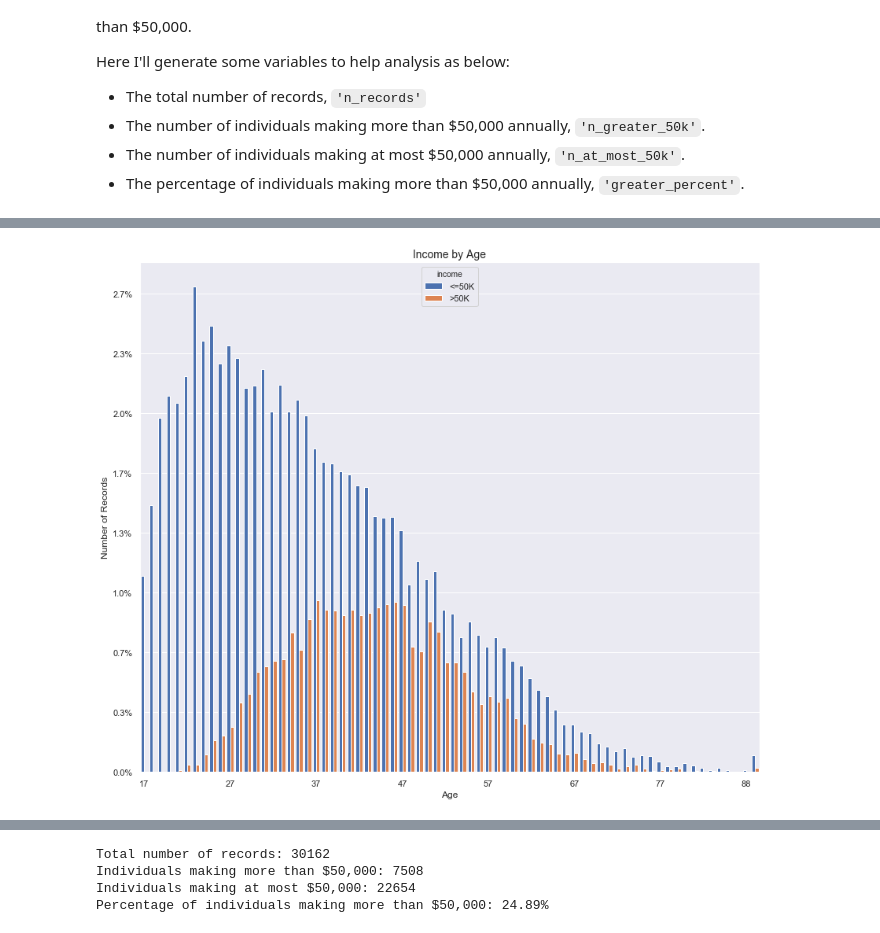
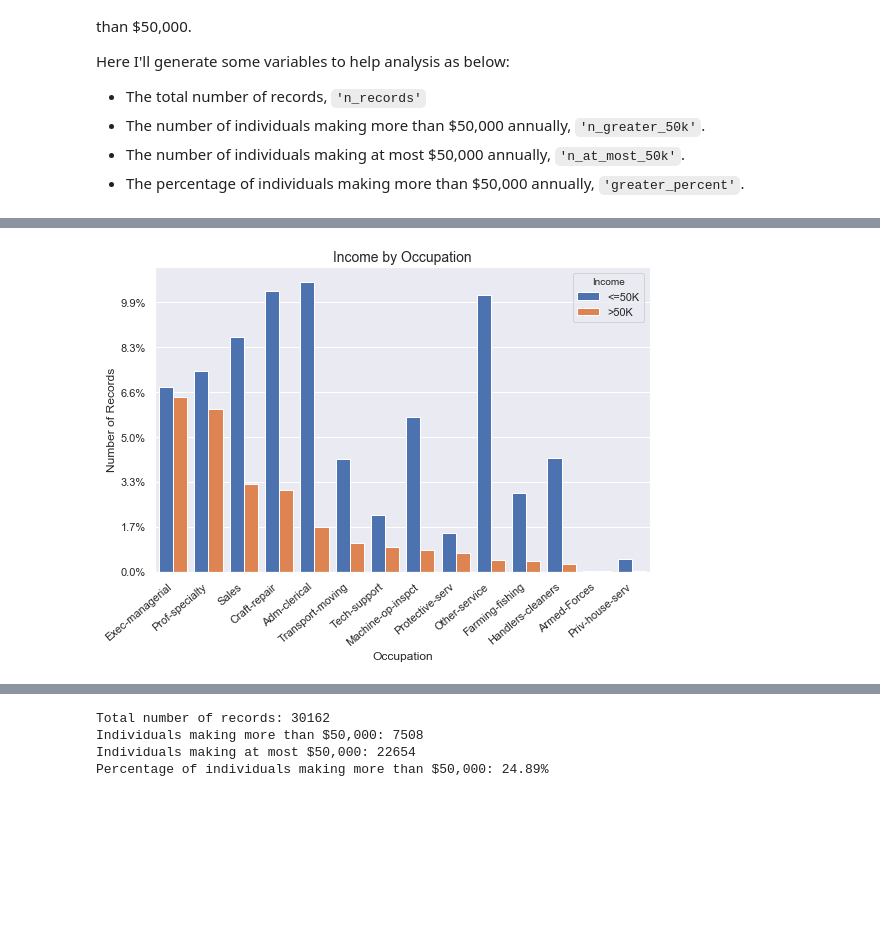
Before and after one commit to JcFreya/Adult-Census-Income, a Jupyter notebook: AF Data Science Project.ipynb, the cells around one changed output, grey strips where cells are left out. Cells and saved outputs as stored; diff of their text form; code cells hidden in the pictures; blank space fills up the shorter version.

```diff
--- a/AF Data Science Project.ipynb
+++ b/AF Data Science Project.ipynb
@@ -207,18 +255,23 @@ array([  0., 100., 200., 300., 400., 500., 600., 700., 800., 900.])
 # %%
+# Use occupation percentage of '>50K' as order of the plot
+order = (adult_train.occupation[adult_train.income=='>50K'].value_counts()/adult_train.shape[0]).index
+
 # Plotting the income by age
-plt.figure(figsize=(12,10))
-ax = sns.countplot(x = 'age', hue = 'income', data = adult_train, saturation=1)
-ax.set_title('Income by Age', fontsize = 14)
-ax.set_xlabel("Age")
+plt.figure(figsize=(8,6))
+ax = sns.countplot(x = 'occupation', hue = 'income', order = order, data = adult_train, saturation=1)
+ax.set_title('Income by Occupation', fontsize = 14)
+ax.set_xlabel("Occupation")
 ax.set_ylabel("Number of Records")
 
-new_ticks = [i.get_text() for i in ax.get_xticklabels()]
-plt.xticks(range(0, len(new_ticks), 10), new_ticks[::10])
+# new_ticks = [i.get_text() for i in ax.get_xticklabels()]
+# plt.xticks(range(0, len(new_ticks), 10), new_ticks[::10])
+ax.set_xticklabels(ax.get_xticklabels(), rotation=40, ha="right")
 
 total = adult_train.shape[0]*1.
 ax.set_yticklabels(map('{:.1f}%'.format, 100*ax.yaxis.get_majorticklocs()/total))
+ax.legend(loc=1, title='Income')
 
 plt.tight_layout()
 plt.show()
 # %% [output]
-[figure, old version]
+[figure, new version]
```
Also changed, not shown: parts of 20 cells of this notebook.
